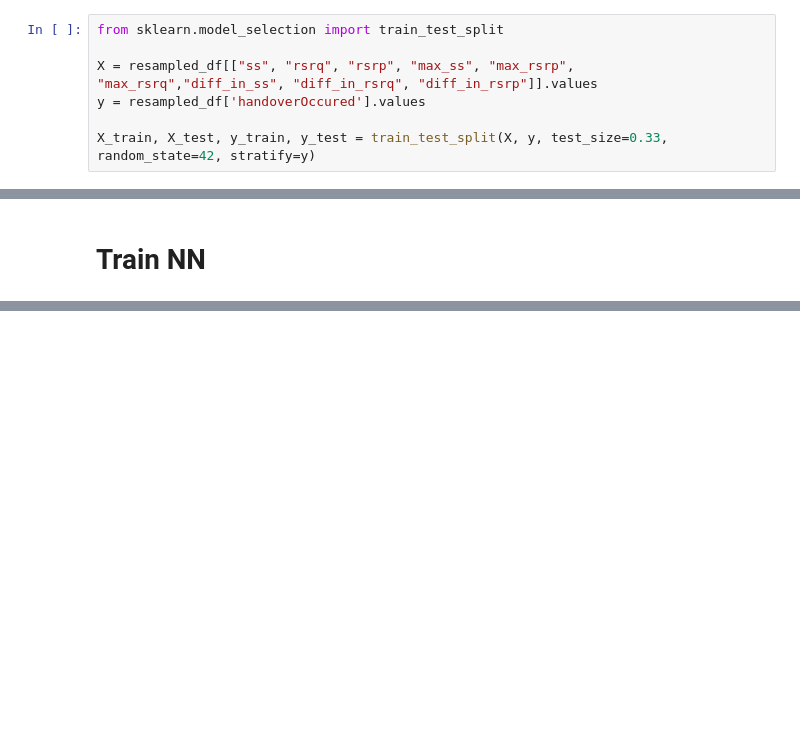
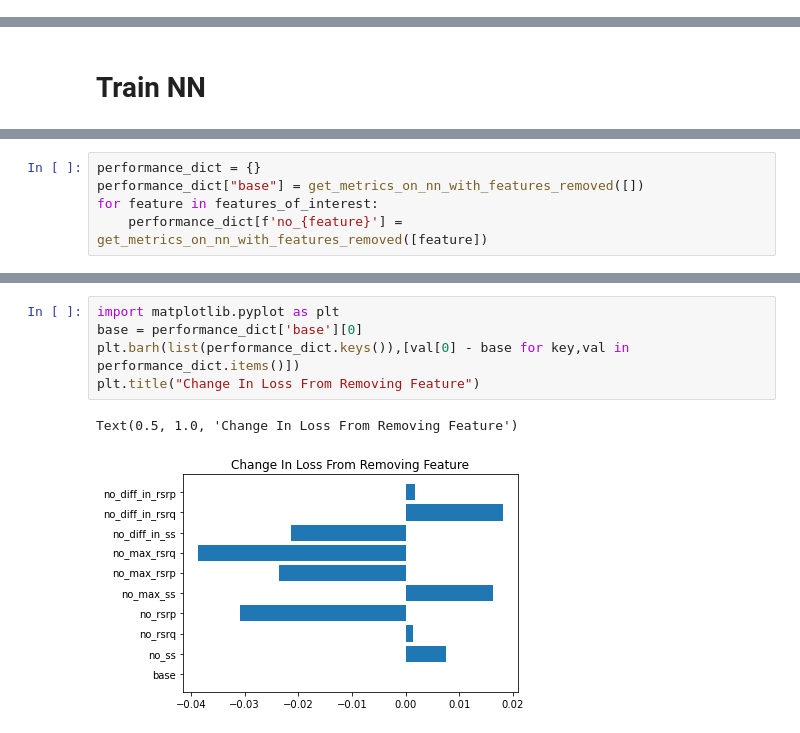
Before and after one commit to albertjstanley/handover-prediction, a Jupyter notebook: NeuralNet.ipynb, the cells around one changed output, grey strips where cells are left out. Cells and saved outputs as stored; diff of their text form; blank space fills up the shorter version.

Commit message:
one feature held out feature selection

```diff
--- a/NeuralNet.ipynb
+++ b/NeuralNet.ipynb
@@ -54,9 +60,2 @@ resampled_df
 # %% [markdown]
 # Create Train and Test Data
-# %%
-from sklearn.model_selection import train_test_split
-
-X = resampled_df[["ss", "rsrq", "rsrp", "max_ss", "max_rsrp", "max_rsrq","diff_in_ss", "diff_in_rsrq", "diff_in_rsrp"]].values
-y = resampled_df['handoverOccured'].values
-
-X_train, X_test, y_train, y_test = train_test_split(X, y, test_size=0.33, random_state=42, stratify=y)
@@ -119,0 +140,5 @@ Epoch 40/40
+# %%
+performance_dict = {}
+performance_dict["base"] = get_metrics_on_nn_with_features_removed([])
+for feature in features_of_interest:
+    performance_dict[f'no_{feature}'] = get_metrics_on_nn_with_features_removed([feature])
@@ -119,0 +163,8 @@ Epoch 40/40
+# %%
+import matplotlib.pyplot as plt
+base = performance_dict['base'][0]
+plt.barh(list(performance_dict.keys()),[val[0] - base for key,val in performance_dict.items()])
+plt.title("Change In Loss From Removing Feature")
+# %% [output]
+Text(0.5, 1.0, 'Change In Loss From Removing Feature')
+[figure, added]
```
Also changed, not shown: parts of 16 cells of this notebook.
